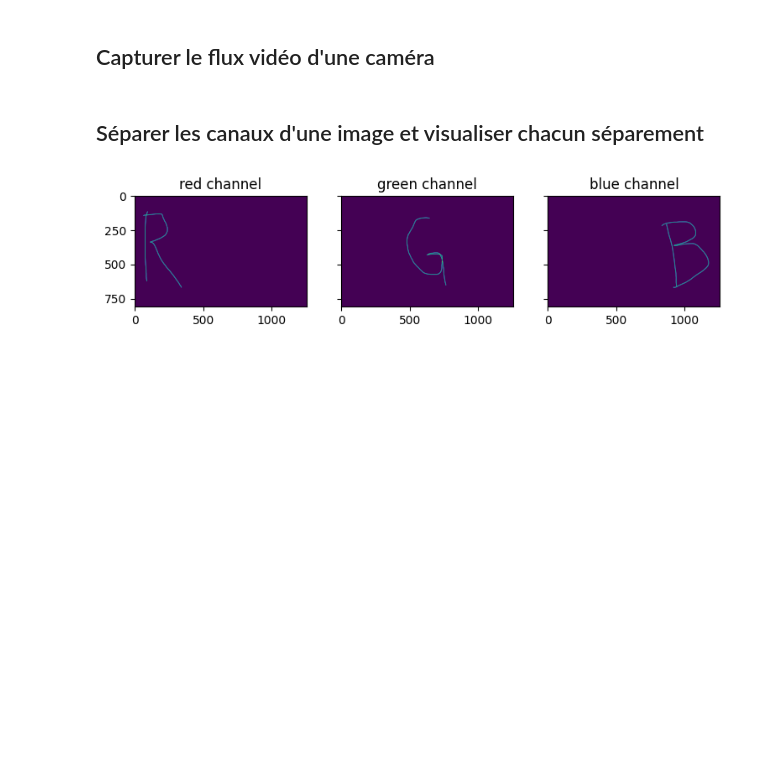
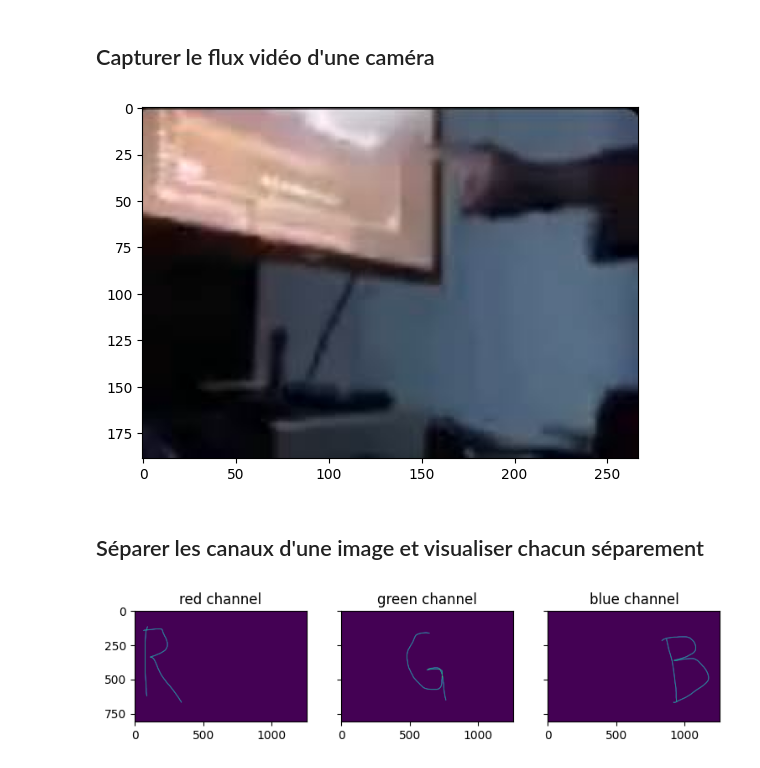
Before and after one commit to Isio-19/TraitementImage, a Jupyter notebook: TP1/main.ipynb, the cells around one changed output. Drawn from its saved outputs; the diff is of its cells as text; code cells hidden in the pictures; blank space fills up the shorter version.

```diff
--- a/TP1/main.ipynb
+++ b/TP1/main.ipynb
@@ -19,17 +26,24 @@ cv.destroyAllWindows()
 # %%
 # Simulation d'un flux video avec un fichier mp4
 video = cv.VideoCapture("video.mp4")
 
 while (video.isOpened()):
     returnValue, frame = video.read()
 
     if not returnValue:
         break
 
-    cv.imshow("Captured frame", frame)
+
+    if SHOW_IMAGE == "cv":
+        cv.imshow("Captured frame", image)
+    else:
+        plt.imshow(image)
+
     cv.waitKey(30)
 
 cv.destroyAllWindows()
+# %% [output]
+[figure, added]
 # %% [markdown]
 ## Séparer les canaux d'une image et visualiser chacun séparement
 # %%
```
Also changed, not shown: parts of 9 cells of this notebook, 10 other files.
